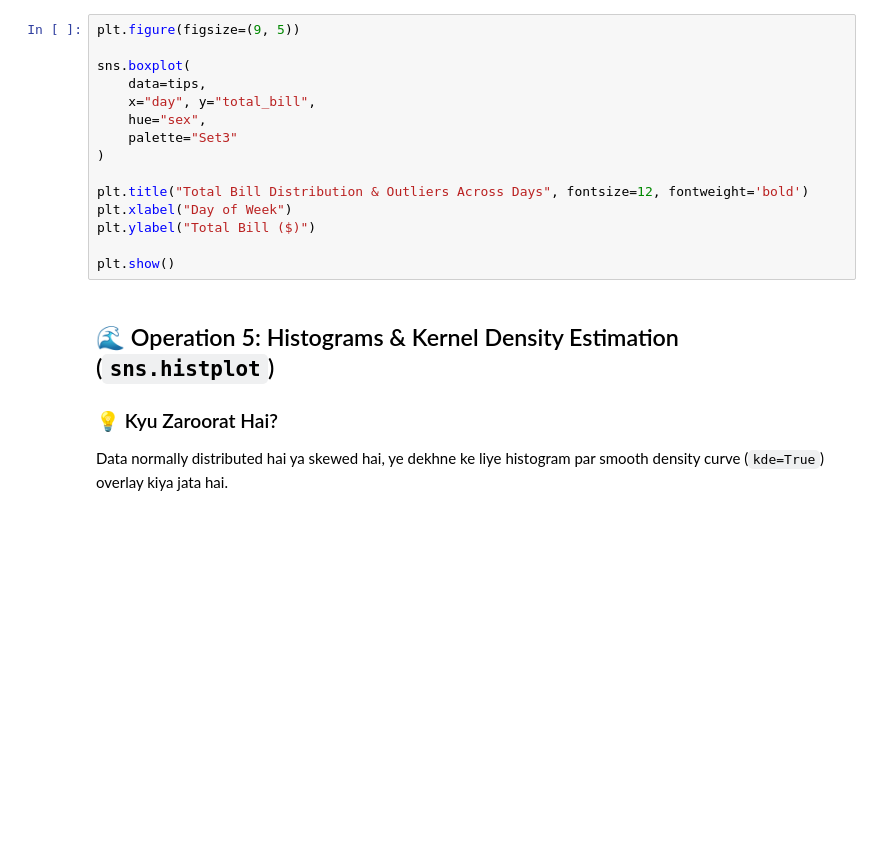
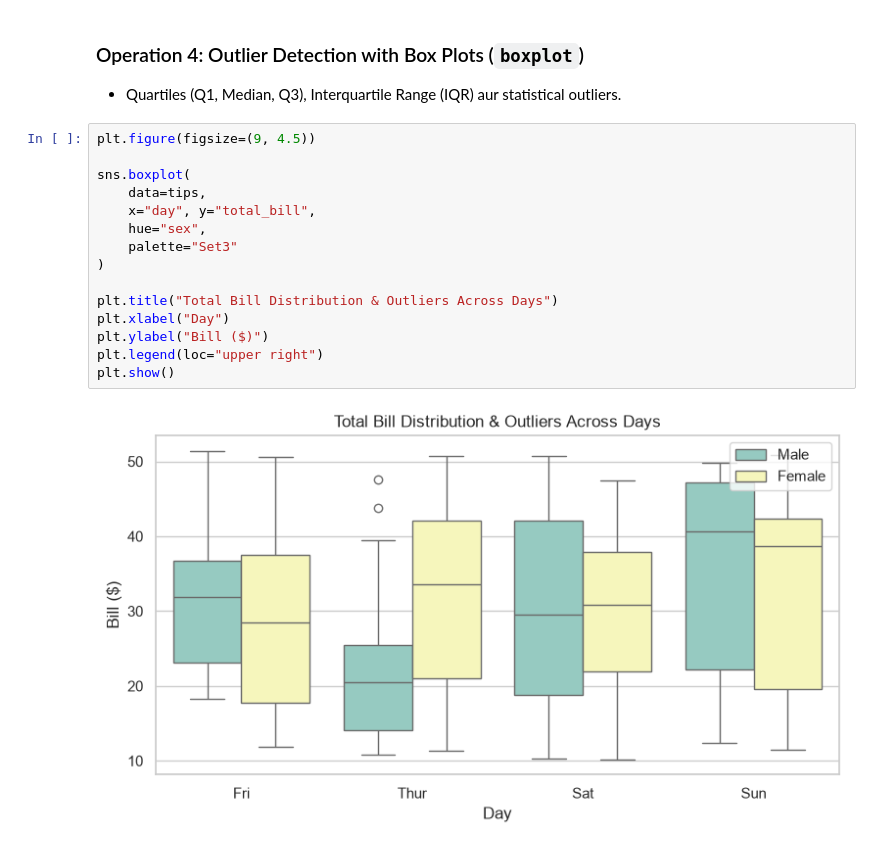
Before and after one commit to SobanAhmad-28/Ai_Ml_Learning, a Jupyter notebook: notebooks/data_visualization/lec_2_seaborn_statistical_visualization.ipynb, the cells around one changed output. Cells and saved outputs as stored; diff of their text form; blank space fills up the shorter version.

```diff
--- a/notebooks/data_visualization/lec_2_seaborn_statistical_visualization.ipynb
+++ b/notebooks/data_visualization/lec_2_seaborn_statistical_visualization.ipynb
@@ -118,20 +101,20 @@ Box plot data ke 5 key summary metrics ek sath dikhata hai:
+# %% [markdown]
+### Operation 4: Outlier Detection with Box Plots (`boxplot`)
+- Quartiles (Q1, Median, Q3), Interquartile Range (IQR) aur statistical outliers.
 # %%
-plt.figure(figsize=(9, 5))
+plt.figure(figsize=(9, 4.5))
 
 sns.boxplot(
     data=tips,
     x="day", y="total_bill",
     hue="sex",
     palette="Set3"
 )
 
-plt.title("Total Bill Distribution & Outliers Across Days", fontsize=12, fontweight='bold')
-plt.xlabel("Day of Week")
-plt.ylabel("Total Bill ($)")
-
+plt.title("Total Bill Distribution & Outliers Across Days")
+plt.xlabel("Day")
+plt.ylabel("Bill ($)")
+plt.legend(loc="upper right")
 plt.show()
+# %% [output]
+[figure, added]
-# %% [markdown]
-## 🌊 Operation 5: Histograms & Kernel Density Estimation (`sns.histplot`)
-
-### 💡 Kyu Zaroorat Hai?
-Data normally distributed hai ya skewed hai, ye dekhne ke liye histogram par smooth density curve (`kde=True`) overlay kiya jata hai.
```
Also changed, not shown: parts of 18 cells of this notebook.
